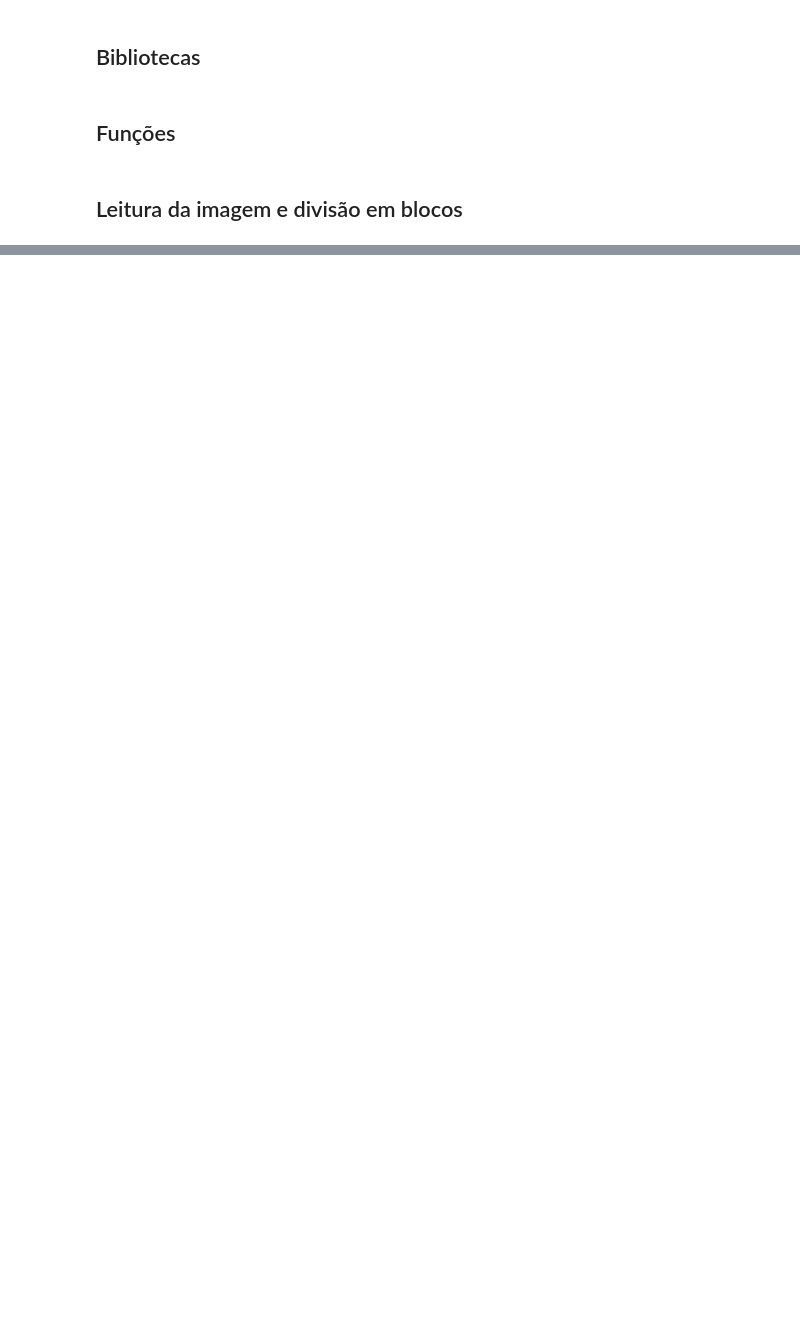
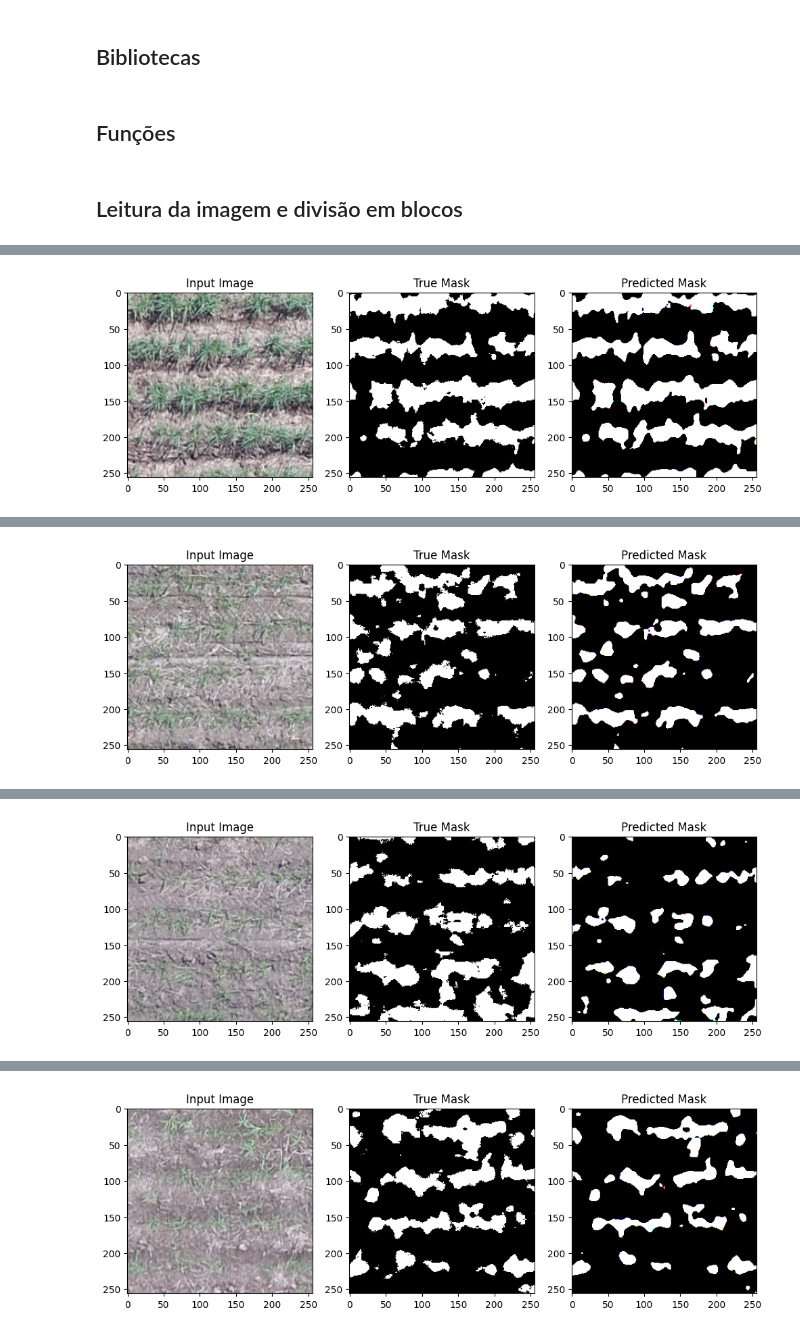
Before and after one commit to Tulio-1403/Desafio-Bem-Agro, a Jupyter notebook: code.ipynb, the cells around one changed output, grey strips where cells are left out. Drawn from its saved outputs; the diff is of its cells as text; code cells hidden in the pictures; blank space fills up the shorter version.

Commit message:
add: Script para treinamento do modelo e validação das imagens através do U-Net

```diff
--- a/code.ipynb
+++ b/code.ipynb
@@ -33,7 +61,7 @@ os.makedirs(output_path, exist_ok=True)
 image = Image.open(input_path)
 # %%
 # Tamanho dos blocos em pixels e coleta da largura a altura da imagem
-block_size = 128
+block_size = 256
 width, height = image.size
 
 # Divisão da imagem em blocos
@@ -83,0 +113,9 @@ for filename in os.listdir(input_path):
+# %%
+# Carregando os inputs
+input_img_path = r"C:\Users\mathe\Desktop\BemAgro\dados\blocos"
+input_binary_img_path = r"C:\Users\mathe\Desktop\BemAgro\dados\blocos_binarizados"
+
+images, masks = load_data(input_img_path, input_binary_img_path)
+
+# Divisão dos dados em conjuntos de treinamento e validação
+X_train, X_val, y_train, y_val = train_test_split(images, masks, test_size=0.2, random_state=42)
@@ -83,0 +187,7 @@ for filename in os.listdir(input_path):
+# %%
+# Treinamento do modelo
+model_path = r"C:\Users\mathe\Desktop\BemAgro\model\best_model.keras"
+checkpoint = ModelCheckpoint(model_path, monitor='val_loss', verbose=1, save_best_only=True, mode='min')
+early_stopping = EarlyStopping(monitor='val_loss', patience=10, verbose=1, mode='min')
+
+history = model.fit(images, masks, validation_split=0.2, epochs=10, batch_size=8, callbacks=[checkpoint, early_stopping])
@@ -83,0 +212,26 @@ for filename in os.listdir(input_path):
+# %%
+model.evaluate(X_val, y_val)
+
+# Visualização de algumas previsões
+def visualize_predictions(model, X, y, num=5):
+    for i in range(num):
+        idx = np.random.randint(0, len(X))
+        img = X[idx]
+        true_mask = y[idx]
+        pred_mask = model.predict(np.expand_dims(img, axis=0))[0]
+        pred_mask = (pred_mask > 0.5).astype(np.float32)
+
+        plt.figure(figsize=(12, 4))
+        plt.subplot(1, 3, 1)
+        plt.title("Input Image")
+        plt.imshow(img)
+        plt.subplot(1, 3, 2)
+        plt.title("True Mask")
+        plt.imshow(true_mask, cmap='gray')
+        plt.subplot(1, 3, 3)
+        plt.title("Predicted Mask")
+        plt.imshow(pred_mask, cmap='gray')
+        plt.show()
+
+visualize_predictions(model, X_val, y_val)
+# %% [output]
@@ -83,0 +240 @@ for filename in os.listdir(input_path):
+[figure, added]
@@ -83,0 +242 @@ for filename in os.listdir(input_path):
+[figure, added]
@@ -83,0 +244 @@ for filename in os.listdir(input_path):
+[figure, added]
@@ -83,0 +246 @@ for filename in os.listdir(input_path):
+[figure, added]
```
Also changed, not shown: parts of 9 cells of this notebook.
